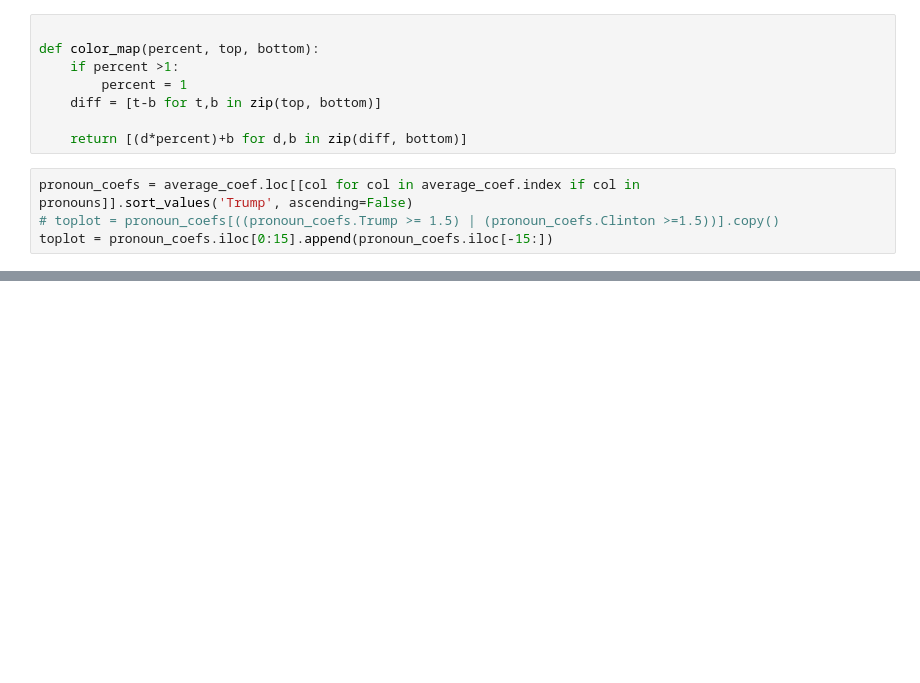
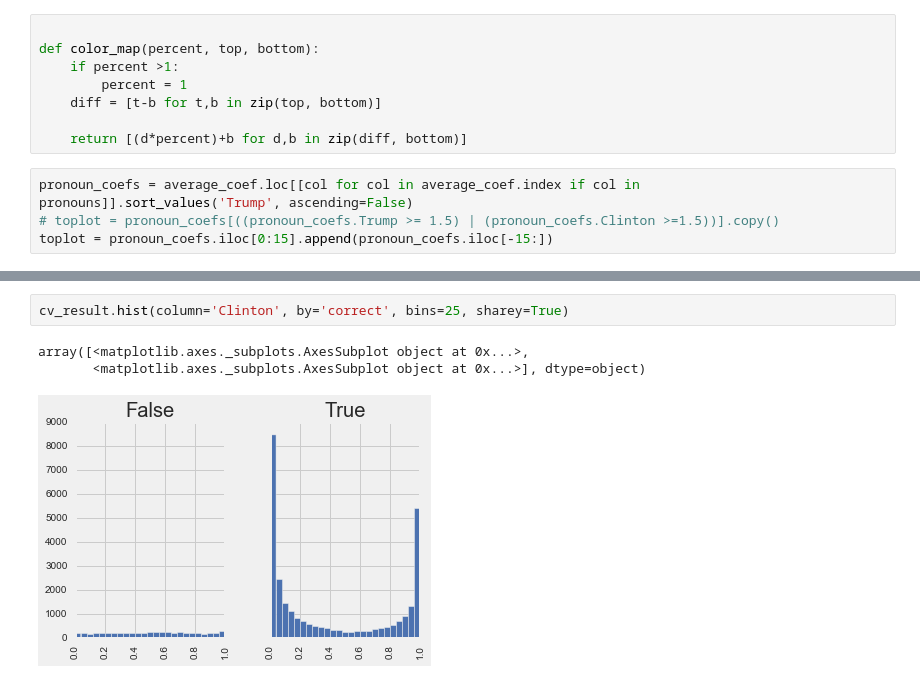
Before and after one commit to JesseGalef/TrumpiestSentences, a Jupyter notebook: Transcript modeling notebook.ipynb, the cells around one changed output, grey strips where cells are left out. Drawn from its saved outputs; the diff is of its cells as text; blank space fills up the shorter version.

```diff
--- a/Transcript modeling notebook.ipynb
+++ b/Transcript modeling notebook.ipynb
@@ -887,0 +956,6 @@ average_coef[word_in_term]
+# %%
+cv_result.hist(column='Clinton', by='correct', bins=25, sharey=True)
+# %% [output]
+array([<matplotlib.axes._subplots.AxesSubplot object at 0x...>,
+       <matplotlib.axes._subplots.AxesSubplot object at 0x...>], dtype=object)
+[figure, added]
```
Also changed, not shown: parts of 52 cells of this notebook, 14 other files.
